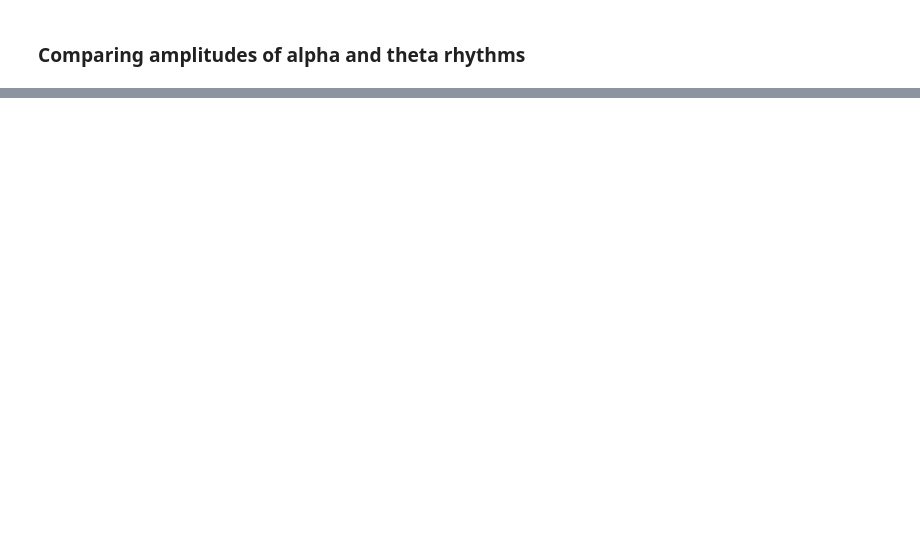
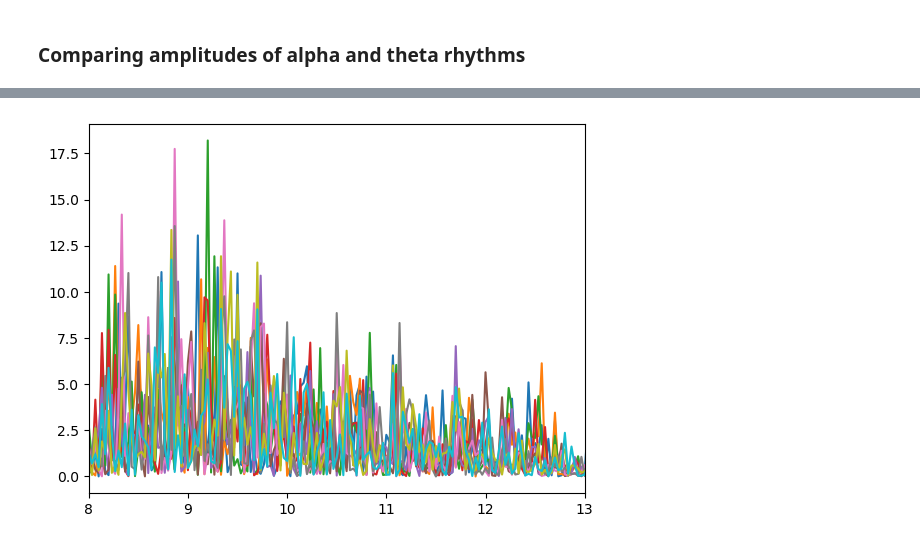
Before and after one commit to strajdzsha/EEG-classification, a Jupyter notebook: analysis/feature_extraction.ipynb, the cells around one changed output, grey strips where cells are left out. Drawn from its saved outputs; the diff is of its cells as text; code cells hidden in the pictures; blank space fills up the shorter version.

```diff
--- a/analysis/feature_extraction.ipynb
+++ b/analysis/feature_extraction.ipynb
@@ -165,0 +144,14 @@ Text(0.5, 1.0, 'power in theta spectrum')
+# %%
+import pywt
+
+# first we divide signal in epochs with overlap
+
+epoch_length = 30*fs
+overlap_length = int(10*fs)
+
+signal = participant[sub1][0][0]
+signal_alpha = bandpass_filter(signal, 8, 13, fs)
+signal = signal_alpha
+print("Shape of original signal: " + str(signal.shape))
+signal_epochs = np.array([signal[i:i+epoch_length] for i in range(0, len(signal)-epoch_length+1, overlap_length)])
+print("Shape of signal divided into epochs: " + str(signal_epochs.shape))
@@ -165,0 +166,14 @@ Text(0.5, 1.0, 'power in theta spectrum')
+# %%
+def plot_psd(signal, band='alpha'):
+    if band=='alpha':
+        signal = bandpass_filter(signal, 8, 13, fs)
+        signal_epochs = np.array([signal[i:i+epoch_length] for i in range(0, len(signal)-epoch_length+1, overlap_length)])
+        f, S = sis.periodogram(signal_epochs, fs, scaling='density')
+        plt.plot(np.repeat(f, 10, axis=0).reshape(f.shape[0], 10), S[0:10, :].T)
+        plt.xlim([8, 13])
+# %%
+sub1, sub2 = 19, 41
+
+signal = participant[sub1][0][0]
+plt.figure(1)
+plot_psd(signal)
@@ -165,0 +182,6 @@ Text(0.5, 1.0, 'power in theta spectrum')
+# %%
+signal = participant[sub2][0][0]
+plt.figure(2)
+plot_psd(signal)
+# %% [output]
+[figure, added]
```
Also changed, not shown: parts of 42 cells of this notebook.
